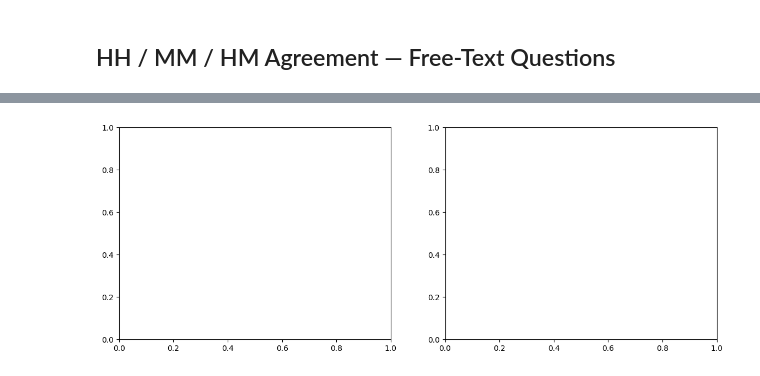
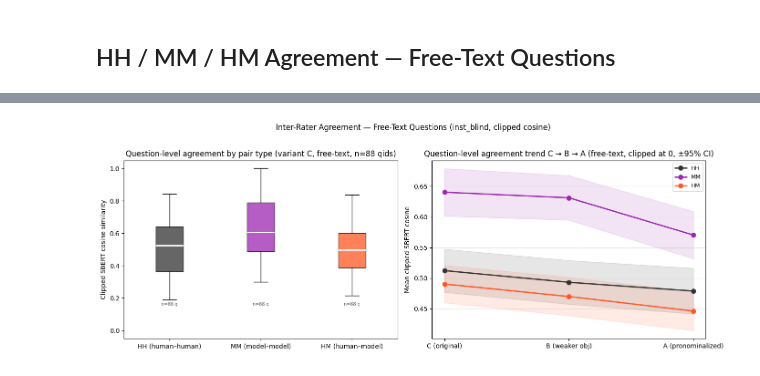
Before and after one commit to unolop/HPA, a Jupyter notebook: analysis/session2/10_align_agreement.ipynb, the cells around one changed output, grey strips where cells are left out. Cells and saved outputs as stored; diff of their text form; code cells hidden in the pictures.

```diff
--- a/analysis/session2/10_align_agreement.ipynb
+++ b/analysis/session2/10_align_agreement.ipynb
@@ -381,6 +369,15 @@ for label, ascending in [('LOWEST agreement', True), ('HIGHEST agreement', False
 if 'q_en_map' not in dir():
     q_en_map = {row['question_id']: row.get('question_en', str(row['question_id']))
                 for _, row in df[df['variant'] == 'C'].drop_duplicates('question_id').iterrows()}
+
+
+def _yn_norm(text):
+    t = str(text).strip().lower()
+    if t.startswith('yes'):
+        return 'yes'
+    if t.startswith('no'):
+        return 'no'
+    return t
 
 # ── Top / bottom agreed YES/NO questions (exact match, variant C) ────────────
 # For yes/no questions, SBERT is excluded (trivial token embeddings).
@@ -393,7 +390,7 @@ yn_exact = agree_yn['C']['exact'].dropna()
 N = 8
 
 for label, ascending in [('MOST SPLIT (lowest exact-match agreement)', True),
-                          ('MOST CONSENSUS (highest exact-match agreement)', False)]:
+                         ('MOST CONSENSUS (highest exact-match agreement)', False)]:
     top = yn_exact.sort_values(ascending=ascending).head(N)
     print(f'\n── {label} — yes/no only (variant C) {yn_sbert_excluded_note} ──')
     for qid, score in top.items():
@@ -567,56 +623,70 @@ NameError: name 'all_raters' is not defined
 # %%
-# ── Three-way agreement box plot: HH / MM / HM (variant C, free-text) ─────────
+# ── Question-level agreement box plot: HH / MM / HM (free-text) ──────────────
 from IPython.display import display
 
 fig, axes = plt.subplots(1, 2, figsize=(14, 5))
 
-# Left: distribution by pair type (variant C)
+# Left: distribution by pair type (variant C), one point per question
 ax = axes[0]
-C_df = pairs_df[pairs_df.variant == 'C']
-data_by_type = [C_df[C_df.pair_type == pt]['sbert_score'].values
-                for pt in ['HH', 'MM', 'HM']]
+C_q = question_pair_df[question_pair_df.variant == 'C']
+data_by_type = [C_q[pt].dropna().values for pt in ['HH', 'MM', 'HM']]
 colors_bt = ['#333333', '#9C27B0', '#FF5722']
-bp = ax.boxplot(data_by_type, labels=['HH\n(human–human)', 'MM\n(model–model)', 'HM\n(human–model)'],
-                patch_artist=True, medianprops=dict(color='white', lw=2))
+bp = ax.boxplot(
+    data_by_type,
+    labels=['HH (human–human)', 'MM (model–model)', 'HM (human–model)'],
+    patch_artist=True,
+    medianprops=dict(color='white', lw=2),
+)
 for patch, c in zip(bp['boxes'], colors_bt):
-    patch.set_facecolor(c); patch.set_alpha(0.75)
-for i, (pt, d) in enumerate(zip(['HH','MM','HM'], data_by_type), 1):
-    ax.text(i, ax.get_ylim()[0], f'n={len(d):,}', ha='center',
-            va='bottom', fontsize=7, color='#555')
-ax.set_ylabel('SBERT cosine similarity')
-ax.set_title(f'Agreement by pair type\n(variant C, free-text, n={C_df["question_id"].nunique()} qids)')
+    patch.set_facecolor(c)
+    patch.set_alpha(0.75)
+for i, vals in enumerate(data_by_type, 1):
+    ax.text(i, ax.get_ylim()[0], f'n={len(vals):,} q', ha='center', va='bottom', fontsize=7, color='#555')
+ax.set_ylabel('Clipped SBERT cosine similarity')
+ax.set_title(
+    f'Question-level agreement by pair type '
+    f'(variant C, free-text, n={C_q["question_id"].nunique()} qids)'
+)
 ax.set_ylim(-0.05, 1.05)
 
-# Right: per-variant trend for each pair type
+# Right: per-variant trend for each pair type, question-level means
 ax = axes[1]
 x = np.arange(len(VARIANT_ORDER))
 for pt, color in zip(['HH', 'MM', 'HM'], colors_bt):
-    means = [pairs_df[(pairs_df.variant == v) & (pairs_df.pair_type == pt)]['sbert_score'].mean()
-             for v in VARIANT_ORDER]
-    sems  = [pairs_df[(pairs_df.variant == v) & (pairs_df.pair_type == pt)]['sbert_score'].sem()
-             for v in VARIANT_ORDER]
+    means = [question_pair_df[question_pair_df.variant == v][pt].mean() for v in VARIANT_ORDER]
+    sems = [question_pair_df[question_pair_df.variant == v][pt].dropna().sem() for v in VARIANT_ORDER]
     ax.plot(x, means, 'o-', color=color, label=pt, lw=2, ms=7)
-    ax.fill_between(x,
-                    np.array(means) - 1.96*np.array(sems),
-                    np.array(means) + 1.96*np.array(sems),
-                    color=color, alpha=0.12)
+    ax.fill_between(
+        x,
+        np.array(means) - 1.96 * np.array(sems),
+        np.array(means) + 1.96 * np.array(sems),
+        color=color,
+        alpha=0.12,
+    )
 ax.set_xticks(x)
 ax.set_xticklabels(['C (original)', 'B (weaker obj)', 'A (pronominalized)'])
-ax.set_ylabel('Mean SBERT cosine')
-ax.set_title('Agreement trend C → B → A (free-text, ±95% CI)')
-ax.legend(fontsize=9); ax.grid(axis='y', alpha=0.3)
+ax.set_ylabel('Mean clipped SBERT cosine')
+ax.set_title('Question-level agreement trend C → B → A (free-text, clipped at 0, ±95% CI)')
+ax.legend(fontsize=9)
+ax.grid(axis='y', alpha=0.3)
 
-plt.suptitle('Inter-Rater Agreement — Free-Text Questions (inst_blind)', y=1.02, fontsize=12)
+plt.suptitle('Inter-Rater Agreement — Free-Text Questions (inst_blind, clipped cosine)', y=1.02, fontsize=12)
 plt.tight_layout()
 plt.show()
 
 # ── Summary table ─────────────────────────────────────────────────────────────
 tbl_rows = []
 for var in VARIANT_ORDER:
+    sub = question_pair_df[question_pair_df.variant == var]
     for pt in ['HH', 'MM', 'HM']:
-        vals = pairs_df[(pairs_df.variant == var) & (pairs_df.pair_type == pt)]['sbert_score']
-        tbl_rows.append({'Variant': var, 'Pair type': pt, 'n pairs': len(vals),
-                         'Mean': round(vals.mean(), 3), 'Median': round(vals.median(), 3),
-                         'Std': round(vals.std(), 3)})
+        vals = sub[pt].dropna()
+        tbl_rows.append({
+            'Variant': var,
+            'Pair type': pt,
+            'n questions': len(vals),
+            'Mean': round(vals.mean(), 3),
+            'Median': round(vals.median(), 3),
+            'Std': round(vals.std(), 3),
+        })
 display(pd.DataFrame(tbl_rows).set_index(['Variant', 'Pair type']))
 # %% [output]
@@ -624 +693 @@ NameError: name 'pairs_df' is not defined
-[figure, old version]
+[figure, new version]
```
Also changed, not shown: parts of 13 cells of this notebook, 6 other files.
